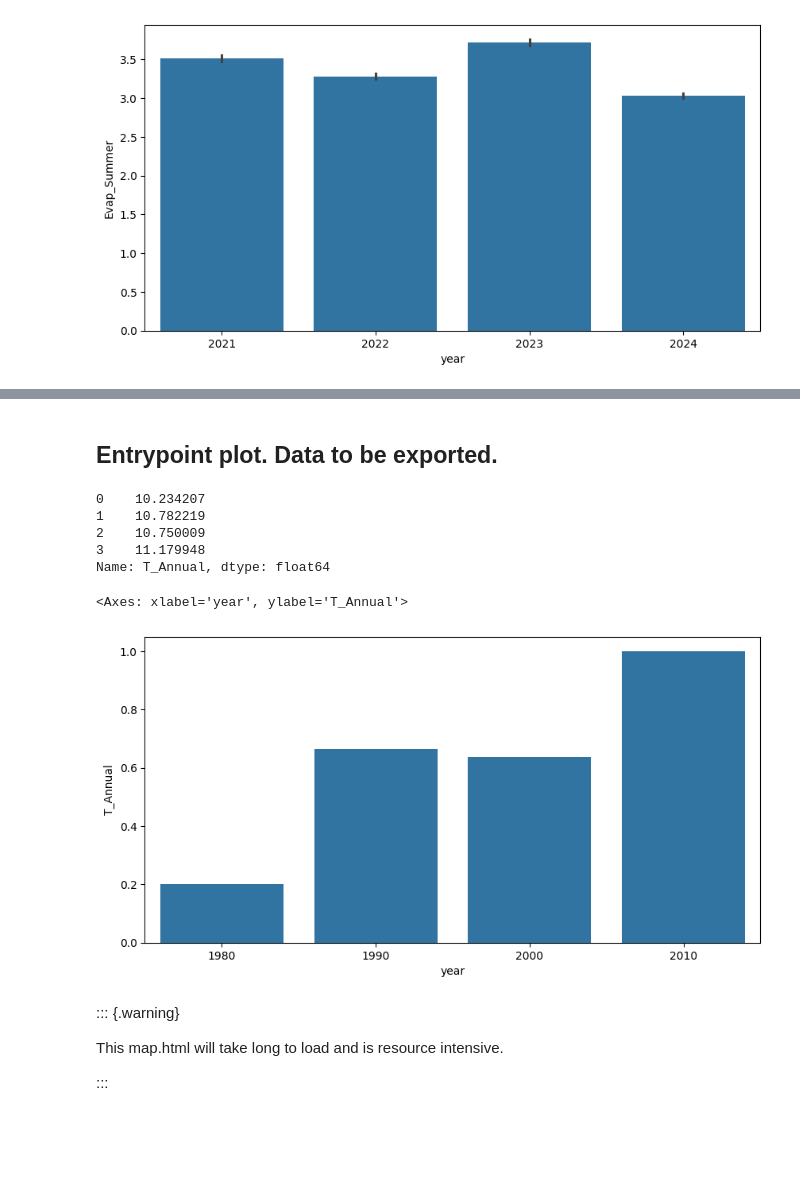
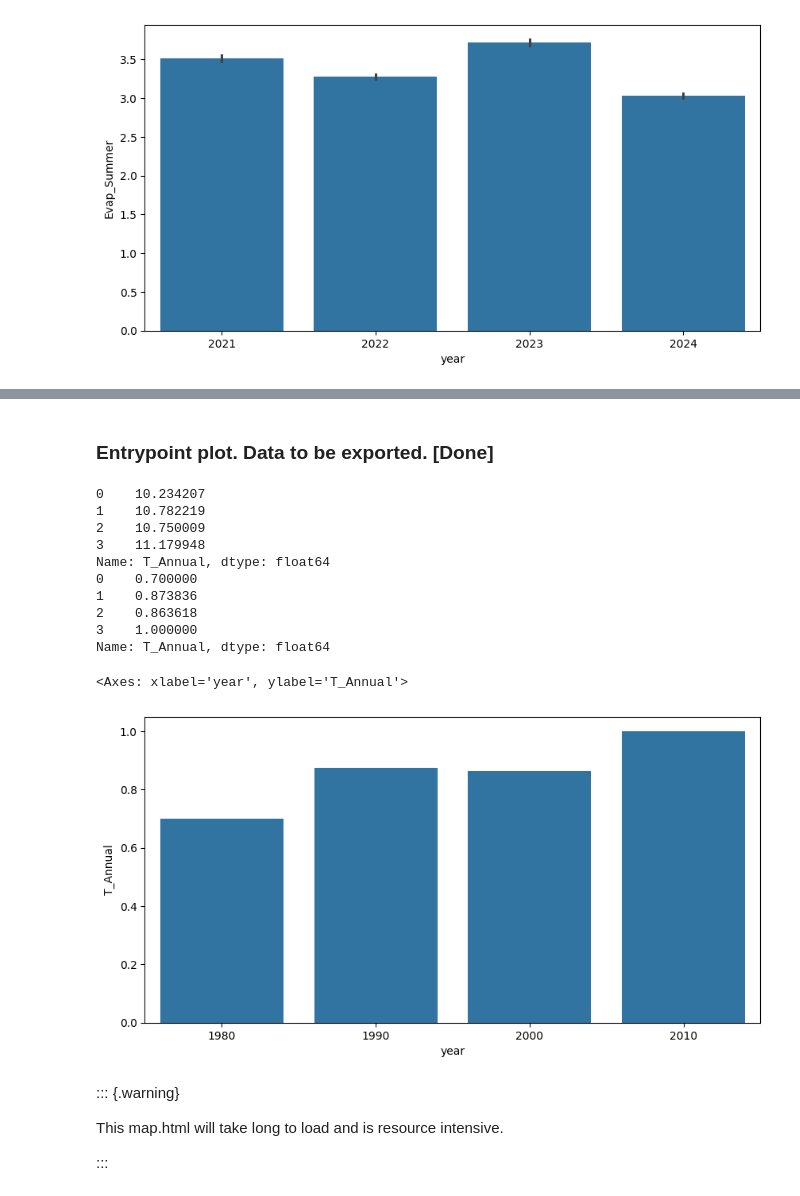
Before and after one commit to kanghengliu/scholarshipProj, a Jupyter notebook: code/datacleaning.ipynb, the cells around one changed output, grey strips where cells are left out. Saved outputs shown, nothing was run; the diff lists cells and outputs as text; code cells hidden in the pictures; blank space fills up the shorter version.

Commit message:
feat: data prep

```diff
--- a/code/datacleaning.ipynb
+++ b/code/datacleaning.ipynb
@@ -200,32 +382,38 @@ m.save('map.html')
 # %% [markdown]
-## Entrypoint plot. Data to be exported.
+### Entrypoint plot. Data to be exported. [Done]
 # %%
 # plot bar plot of 'T_annual' column, x being years, and y being 'T_annual'
 
 # plt.figure(figsize=(10, 5))
 # sns.barplot(x='year', y='FrostDays_Winter', data=historic)
 
 # merge 10 consecutives years as one bar and plot the bar plot
 
 historic['year'] = historic['year'].apply(lambda x: x // 10 * 10)
 historic = historic.groupby('year').mean().reset_index()
 
 print(historic['T_Annual'])
 
-# Normalize 'T_Annual' column to be between 0.2 and 1
+# Normalize 'T_Annual' column to be between 0.7 and 1
 
-historic['T_Annual'] = (historic['T_Annual'] - historic['T_Annual'].min()) / (historic['T_Annual'].max() - historic['T_Annual'].min()) * 0.8 + 0.2
+historic['T_Annual'] = (historic['T_Annual'] - historic['T_Annual'].min()) / (historic['T_Annual'].max() - historic['T_Annual'].min()) * 0.3 + 0.7
+print(historic['T_Annual'])
 
 plt.figure(figsize=(10, 5))
 sns.barplot(x='year', y='T_Annual', data=historic)
 # %% [output]
 0    10.234207
 1    10.782219
 2    10.750009
 3    11.179948
 Name: T_Annual, dtype: float64
+0    0.700000
+1    0.873836
+2    0.863618
+3    1.000000
+Name: T_Annual, dtype: float64
 <Axes: xlabel='year', ylabel='T_Annual'>
-[figure, old version]
+[figure, new version]
 # %% [markdown]
 ::: {.warning}
 
```
Also changed, not shown: parts of 6 cells of this notebook, 41 other files.
